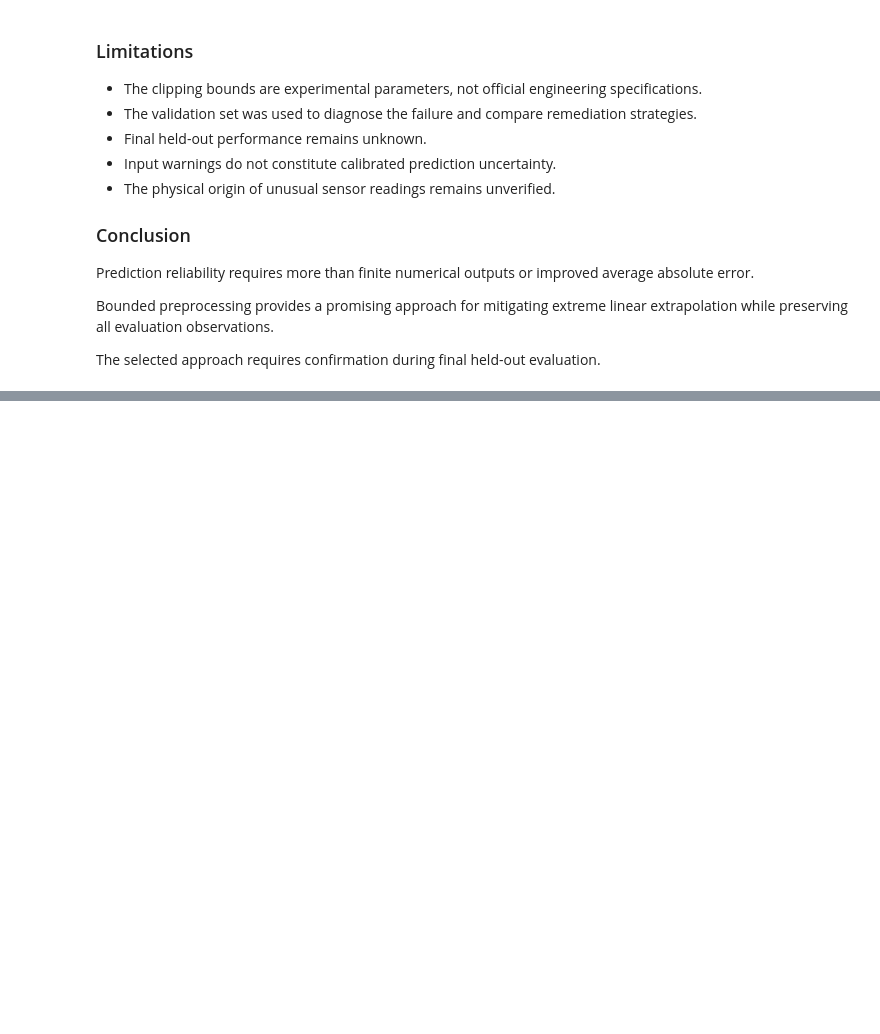
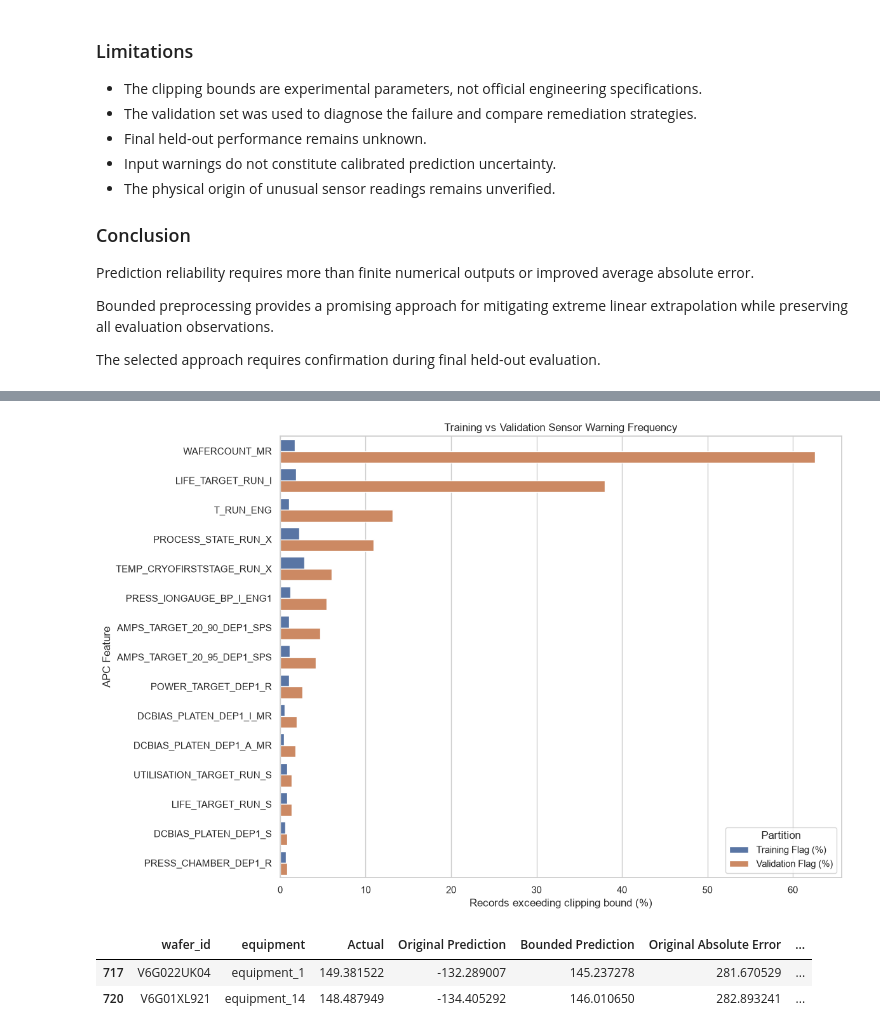
Before and after one commit to Tarun-Raja/STRATUM, a Jupyter notebook: notebooks/10b_linear_regression_robustness.ipynb, the cells around one changed output, grey strips where cells are left out. Cells and saved outputs as stored; diff of their text form; code cells hidden in the pictures; blank space fills up the shorter version.

Commit message:
docs: refine regression robustness and sensor distribution diagnostics

```diff
--- a/notebooks/10b_linear_regression_robustness.ipynb
+++ b/notebooks/10b_linear_regression_robustness.ipynb
@@ -877,0 +974,74 @@ final held-out evaluation.
+# %%
+
+top_warning_features = (
+    sensor_warning_summary.head(15)
+)
+
+warning_plot_data = top_warning_features.melt(
+    id_vars=["Feature"],
+    value_vars=[
+        "Training Flag (%)",
+        "Validation Flag (%)",
+    ],
+    var_name="Partition",
+    value_name="Flag Percentage",
+)
+
+plt.figure(figsize=(12, 8))
+
+sns.barplot(
+    data=warning_plot_data,
+    x="Flag Percentage",
+    y="Feature",
+    hue="Partition",
+)
+
+plt.title(
+    "Training vs Validation Sensor Warning Frequency"
+)
+
+plt.xlabel("Records exceeding clipping bound (%)")
+plt.ylabel("APC Feature")
+
+plt.tight_layout()
+plt.show()
+# %% [output]
+[figure, added]
+# %%
+
+# Compare the original problematic predictions
+
+remediation_comparison = diagnostic_df.loc[
+    problem_mask,
+    ["wafer_id", "equipment", "Actual", "Predicted"]
+].copy()
+
+remediation_comparison = (
+    remediation_comparison.rename(
+        columns={
+            "Predicted": "Original Prediction"
+        }
+    )
+)
+
+remediation_comparison["Bounded Prediction"] = (
+    best_robust_predictions[
+        problem_mask.to_numpy()
+    ]
+)
+
+remediation_comparison["Original Absolute Error"] = (
+    remediation_comparison["Actual"]
+    - remediation_comparison["Original Prediction"]
+).abs()
+
+remediation_comparison["Bounded Absolute Error"] = (
+    remediation_comparison["Actual"]
+    - remediation_comparison["Bounded Prediction"]
+).abs()
+
+display(remediation_comparison.round(6))
+# %% [output]
+|  | wafer_id | equipment | Actual | Original Prediction | Bounded Prediction | Original Absolute Error | ... |
+| 717 | V6G022UK04 | equipment_1 | 149.381522 | -132.289007 | 145.237278 | 281.670529 | ... |
+| 720 | V6G01XL921 | equipment_14 | 148.487949 | -134.405292 | 146.010650 | 282.893241 | ... |
```
Also changed, not shown: parts of 3 cells of this notebook.
